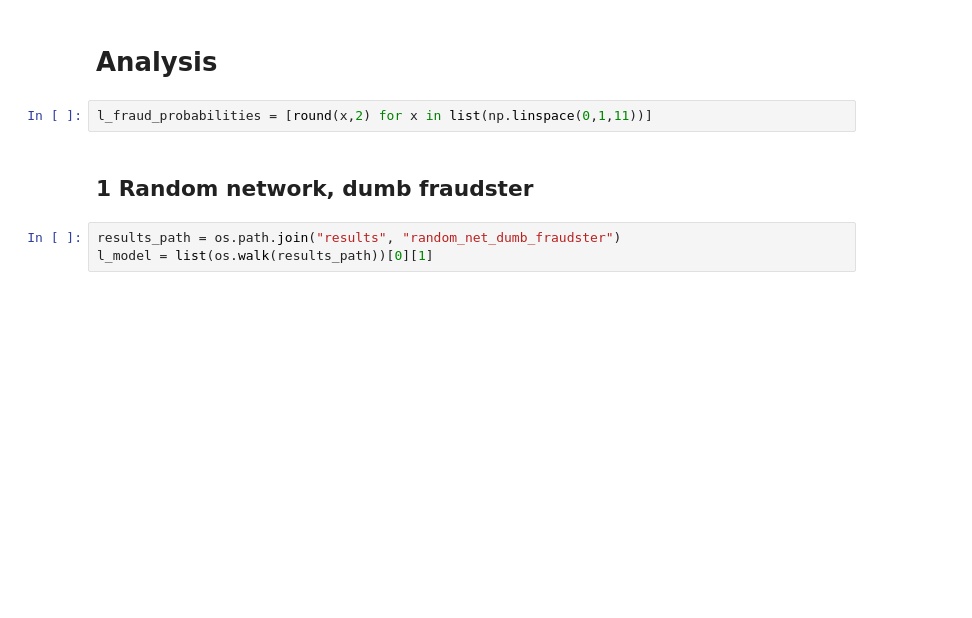
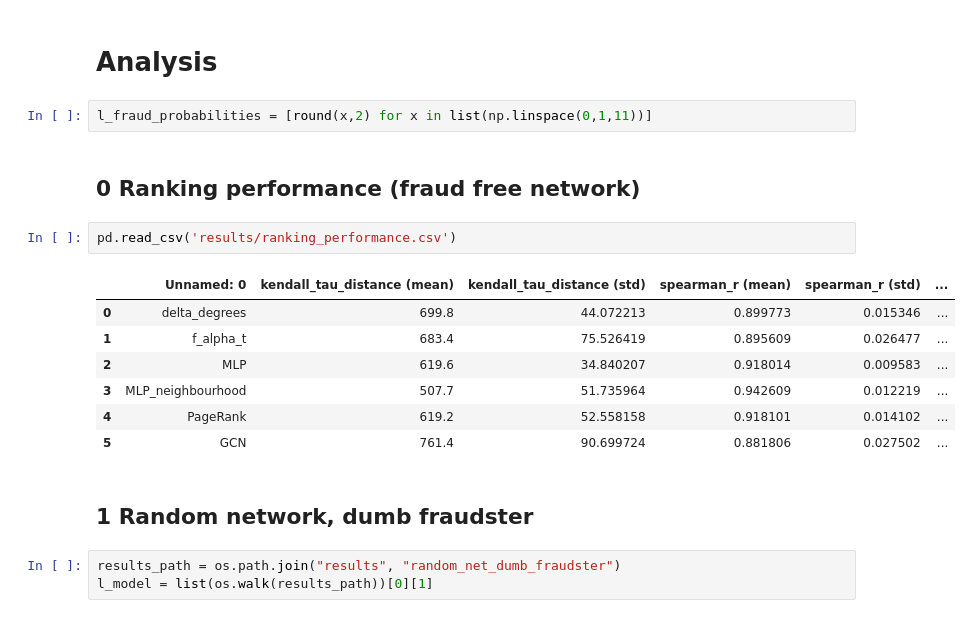
Before and after one commit to PierrickLeroy/mma-graph, a Jupyter notebook: results.ipynb, the cells around one changed output. Cells and saved outputs as stored; diff of their text form; blank space fills up the shorter version.

```diff
--- a/results.ipynb
+++ b/results.ipynb
@@ -24,6 +24,18 @@ def power_law(x, a=1):
 # Analysis
 # %%
 l_fraud_probabilities = [round(x,2) for x in list(np.linspace(0,1,11))]
+# %% [markdown]
+## 0 Ranking performance (fraud free network)
+# %%
+pd.read_csv('results/ranking_performance.csv')
+# %% [output]
+|  | Unnamed: 0 | kendall_tau_distance (mean) | kendall_tau_distance (std) | spearman_r (mean) | spearman_r (std) | ... |
+| 0 | delta_degrees | 699.8 | 44.072213 | 0.899773 | 0.015346 | ... |
+| 1 | f_alpha_t | 683.4 | 75.526419 | 0.895609 | 0.026477 | ... |
+| 2 | MLP | 619.6 | 34.840207 | 0.918014 | 0.009583 | ... |
+| 3 | MLP_neighbourhood | 507.7 | 51.735964 | 0.942609 | 0.012219 | ... |
+| 4 | PageRank | 619.2 | 52.558158 | 0.918101 | 0.014102 | ... |
+| 5 | GCN | 761.4 | 90.699724 | 0.881806 | 0.027502 | ... |
 # %% [markdown]
 ## 1 Random network, dumb fraudster
 # %%
```
Also changed, not shown: 3 other files.
